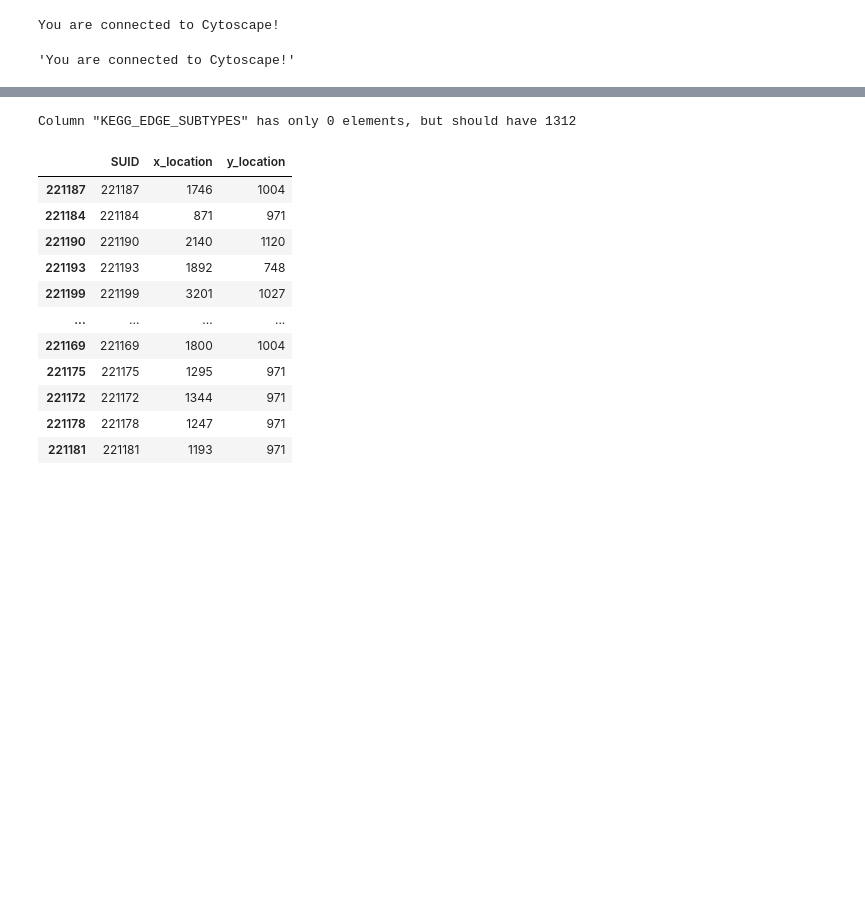
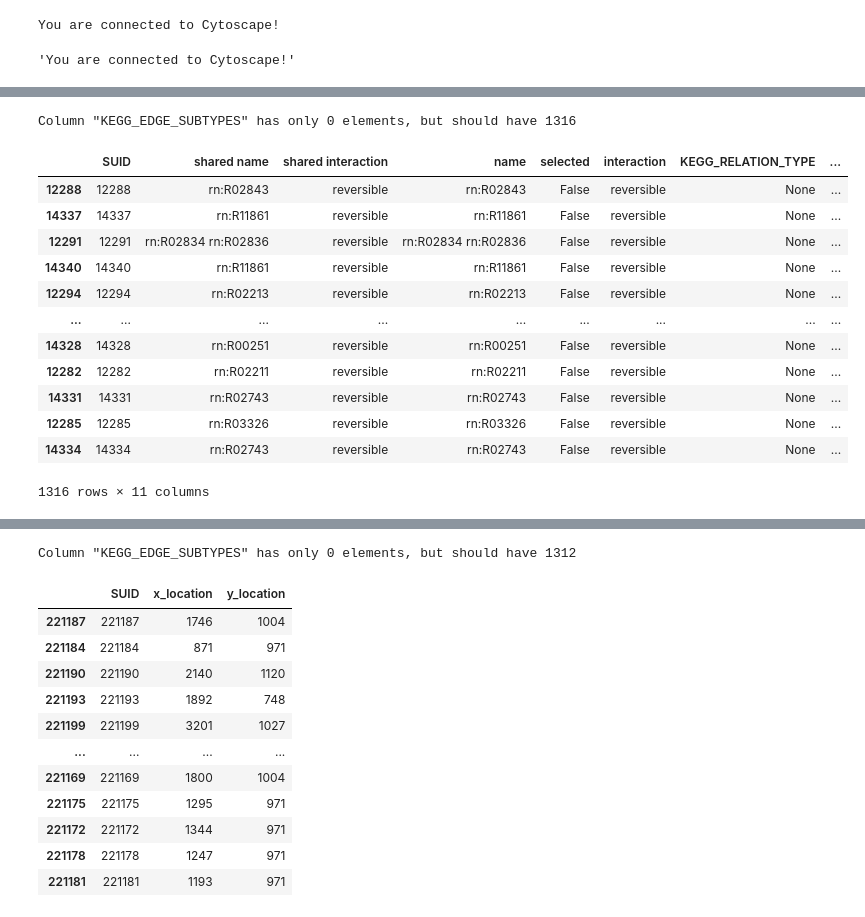
Before and after one commit to ecell/transomics2cytoscape-py, a Jupyter notebook: t2c.ipynb, the cells around one changed output, grey strips where cells are left out. Drawn from its saved outputs; the diff is of its cells as text; code cells hidden in the pictures; blank space fills up the shorter version.

```diff
--- a/t2c.ipynb
+++ b/t2c.ipynb
@@ -71,0 +106,20 @@ def getMidLoc(elem, xyloc):
+# %%
+et = p4c.get_table_columns(table='edge', network=1162)
+# %% [output]
+Column "KEGG_EDGE_SUBTYPES" has only 0 elements, but should have 1316
+# %%
+et
+# %% [output]
+|  | SUID | shared name | shared interaction | name | selected | interaction | KEGG_RELATION_TYPE | ... |
+| 12288 | 12288 | rn:R02843 | reversible | rn:R02843 | False | reversible | None | ... |
+| 14337 | 14337 | rn:R11861 | reversible | rn:R11861 | False | reversible | None | ... |
+| 12291 | 12291 | rn:R02834 rn:R02836 | reversible | rn:R02834 rn:R02836 | False | reversible | None | ... |
+| 14340 | 14340 | rn:R11861 | reversible | rn:R11861 | False | reversible | None | ... |
+| 12294 | 12294 | rn:R02213 | reversible | rn:R02213 | False | reversible | None | ... |
+| ... | ... | ... | ... | ... | ... | ... | ... | ... |
+| 14328 | 14328 | rn:R00251 | reversible | rn:R00251 | False | reversible | None | ... |
+| 12282 | 12282 | rn:R02211 | reversible | rn:R02211 | False | reversible | None | ... |
+| 14331 | 14331 | rn:R02743 | reversible | rn:R02743 | False | reversible | None | ... |
+| 12285 | 12285 | rn:R03326 | reversible | rn:R03326 | False | reversible | None | ... |
+| 14334 | 14334 | rn:R02743 | reversible | rn:R02743 | False | reversible | None | ... |
+1316 rows × 11 columns
```
Also changed, not shown: parts of 23 cells of this notebook.
